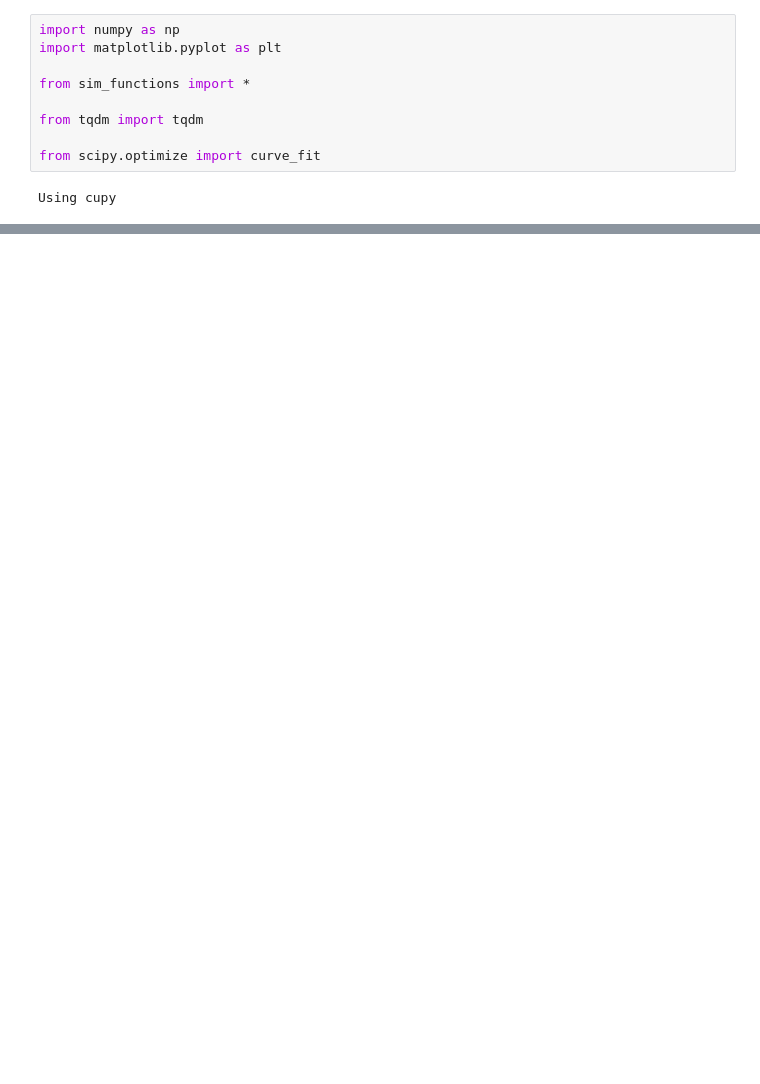
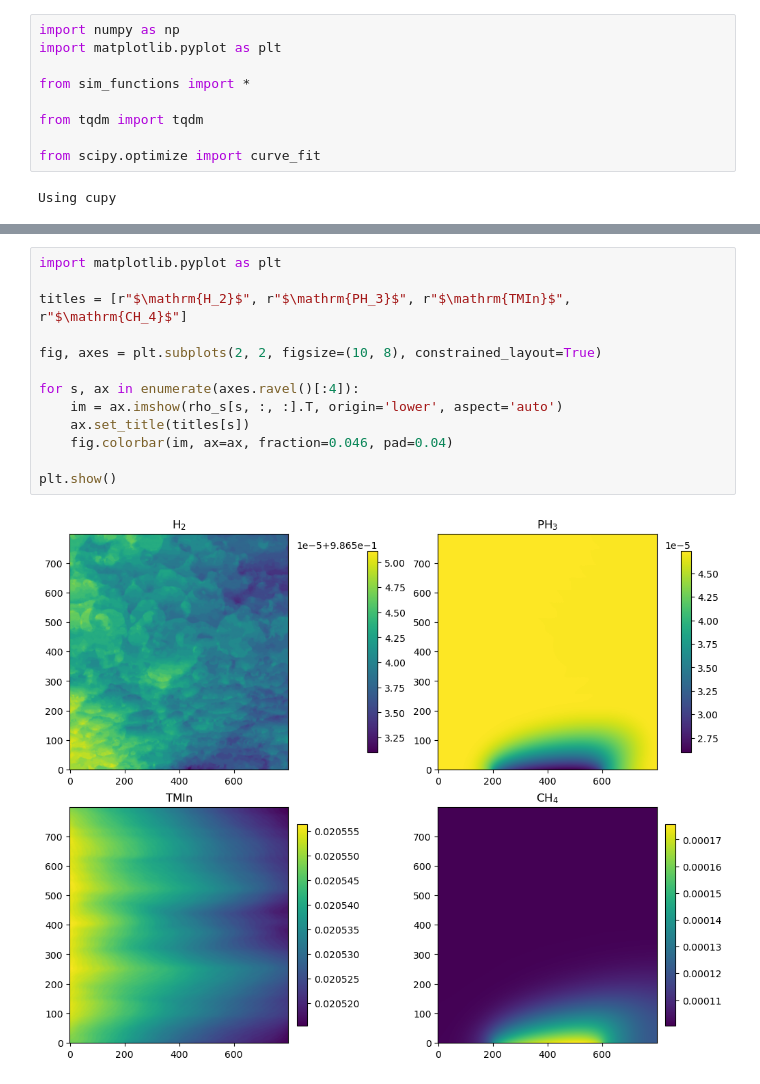
Before and after one commit to yuchenyan0107/LBM_Diffusion, a Jupyter notebook: 2D_LBM_MS/thick_concentration_analysis.ipynb, the cells around one changed output, grey strips where cells are left out. Drawn from its saved outputs; the diff is of its cells as text; blank space fills up the shorter version.

```diff
--- a/2D_LBM_MS/thick_concentration_analysis.ipynb
+++ b/2D_LBM_MS/thick_concentration_analysis.ipynb
@@ -37,3 +37,18 @@ plt.colorbar()
+# %%
+import matplotlib.pyplot as plt
+
+titles = [r"$\mathrm{H_2}$", r"$\mathrm{PH_3}$", r"$\mathrm{TMIn}$", r"$\mathrm{CH_4}$"]
+
+fig, axes = plt.subplots(2, 2, figsize=(10, 8), constrained_layout=True)
+
+for s, ax in enumerate(axes.ravel()[:4]):
+    im = ax.imshow(rho_s[s, :, :].T, origin='lower', aspect='auto')
+    ax.set_title(titles[s])
+    fig.colorbar(im, ax=ax, fraction=0.046, pad=0.04)
+
+plt.show()
+# %% [output]
+[figure, added]
 # %%
 L_growth = 0.038 # m
 n_grid = nx//2
```
Also changed, not shown: parts of 8 cells of this notebook, 3 other files.
